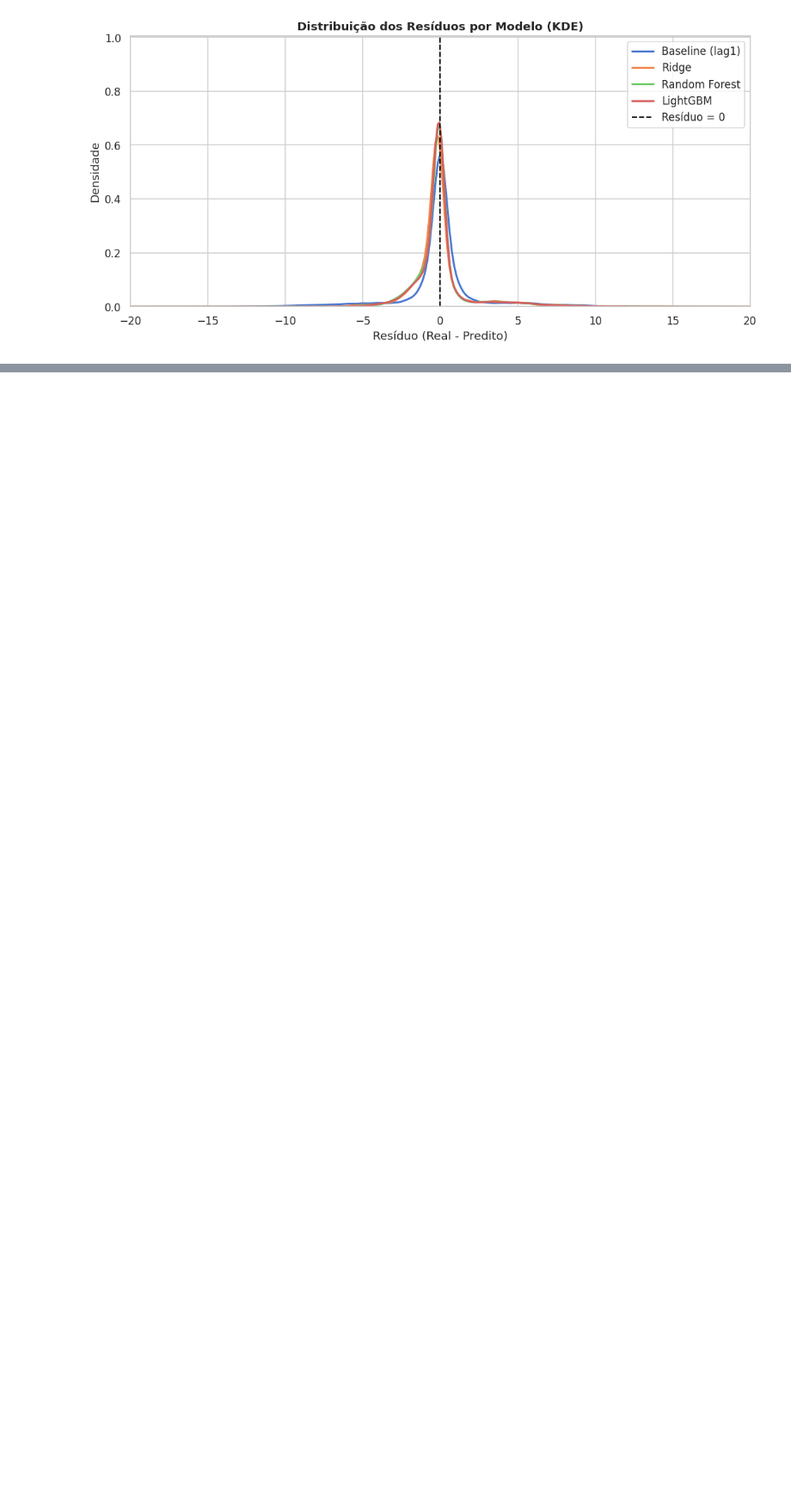
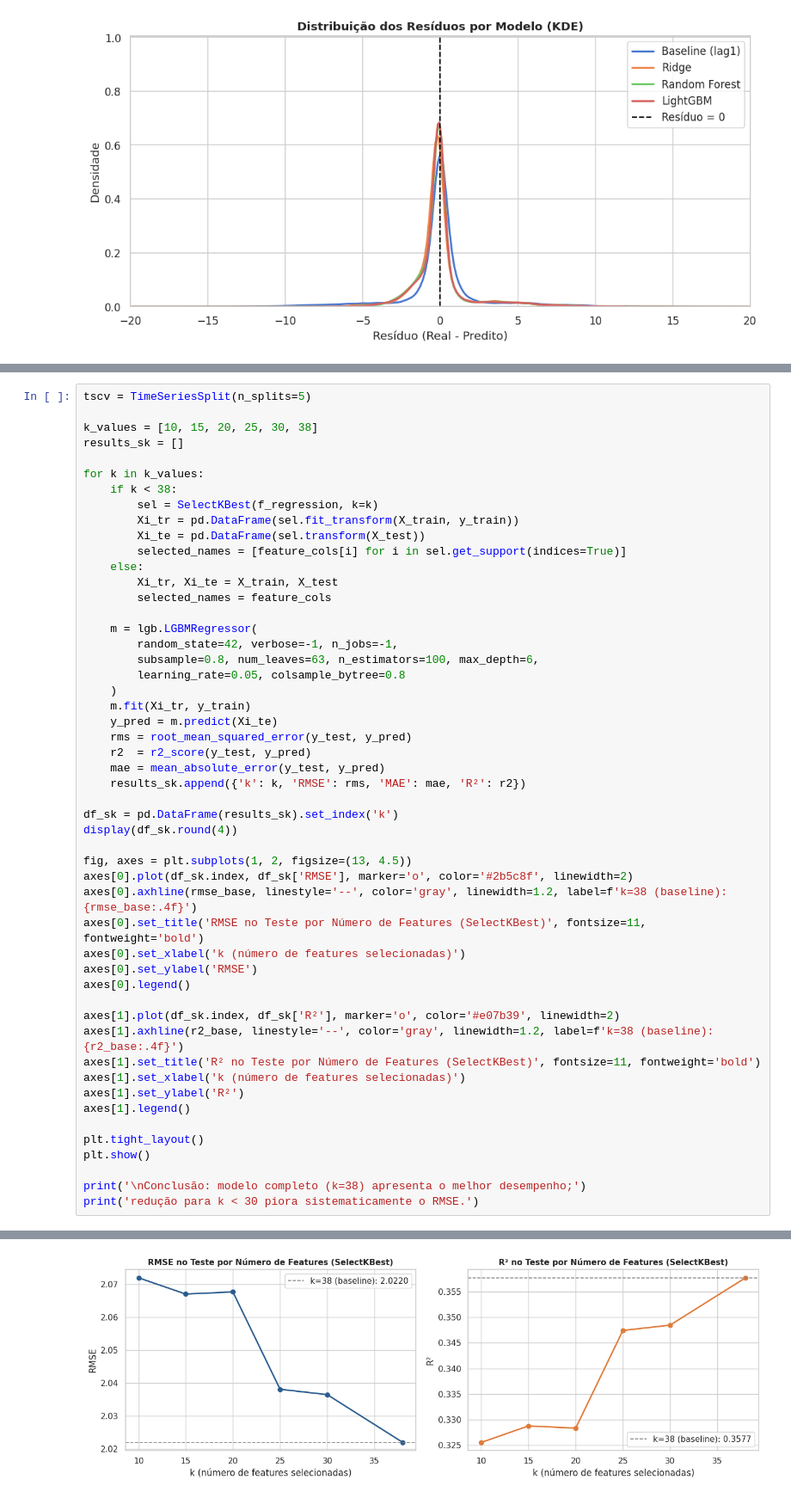
Before and after one commit to danieljmanzano/trab-icd, a Jupyter notebook: projeto_fpl.ipynb, the cells around one changed output, grey strips where cells are left out. Shown at 86% size. Saved outputs shown, nothing was run; the diff lists cells and outputs as text; blank space fills up the shorter version.

```diff
--- a/projeto_fpl.ipynb
+++ b/projeto_fpl.ipynb
@@ -1334,0 +1448,52 @@ plt.show()
+# %%
+tscv = TimeSeriesSplit(n_splits=5)
+
+k_values = [10, 15, 20, 25, 30, 38]
+results_sk = []
+
+for k in k_values:
+    if k < 38:
+        sel = SelectKBest(f_regression, k=k)
+        Xi_tr = pd.DataFrame(sel.fit_transform(X_train, y_train))
+        Xi_te = pd.DataFrame(sel.transform(X_test))
+        selected_names = [feature_cols[i] for i in sel.get_support(indices=True)]
+    else:
+        Xi_tr, Xi_te = X_train, X_test
+        selected_names = feature_cols
+
+    m = lgb.LGBMRegressor(
+        random_state=42, verbose=-1, n_jobs=-1,
+        subsample=0.8, num_leaves=63, n_estimators=100, max_depth=6,
+        learning_rate=0.05, colsample_bytree=0.8
+    )
+    m.fit(Xi_tr, y_train)
+    y_pred = m.predict(Xi_te)
+    rms = root_mean_squared_error(y_test, y_pred)
+    r2  = r2_score(y_test, y_pred)
+    mae = mean_absolute_error(y_test, y_pred)
+    results_sk.append({'k': k, 'RMSE': rms, 'MAE': mae, 'R²': r2})
+
+df_sk = pd.DataFrame(results_sk).set_index('k')
+display(df_sk.round(4))
+
+fig, axes = plt.subplots(1, 2, figsize=(13, 4.5))
+axes[0].plot(df_sk.index, df_sk['RMSE'], marker='o', color='#2b5c8f', linewidth=2)
+axes[0].axhline(rmse_base, linestyle='--', color='gray', linewidth=1.2, label=f'k=38 (baseline): {rmse_base:.4f}')
+axes[0].set_title('RMSE no Teste por Número de Features (SelectKBest)', fontsize=11, fontweight='bold')
+axes[0].set_xlabel('k (número de features selecionadas)')
+axes[0].set_ylabel('RMSE')
+axes[0].legend()
+
+axes[1].plot(df_sk.index, df_sk['R²'], marker='o', color='#e07b39', linewidth=2)
+axes[1].axhline(r2_base, linestyle='--', color='gray', linewidth=1.2, label=f'k=38 (baseline): {r2_base:.4f}')
+axes[1].set_title('R² no Teste por Número de Features (SelectKBest)', fontsize=11, fontweight='bold')
+axes[1].set_xlabel('k (número de features selecionadas)')
+axes[1].set_ylabel('R²')
+axes[1].legend()
+
+plt.tight_layout()
+plt.show()
+
+print('\nConclusão: modelo completo (k=38) apresenta o melhor desempenho;')
+print('redução para k < 30 piora sistematicamente o RMSE.')
+# %% [output]
@@ -1334,0 +1508 @@ plt.show()
+[figure, added]
```
Also changed, not shown: parts of 10 cells of this notebook.
